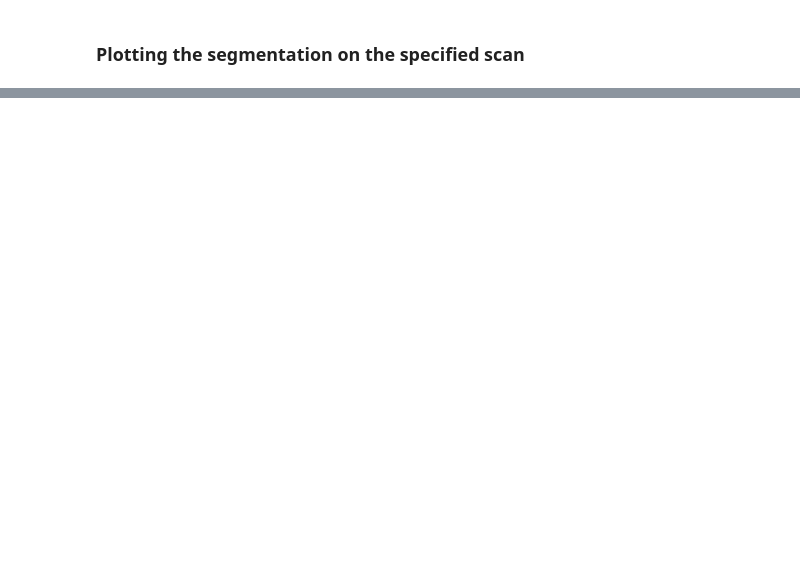
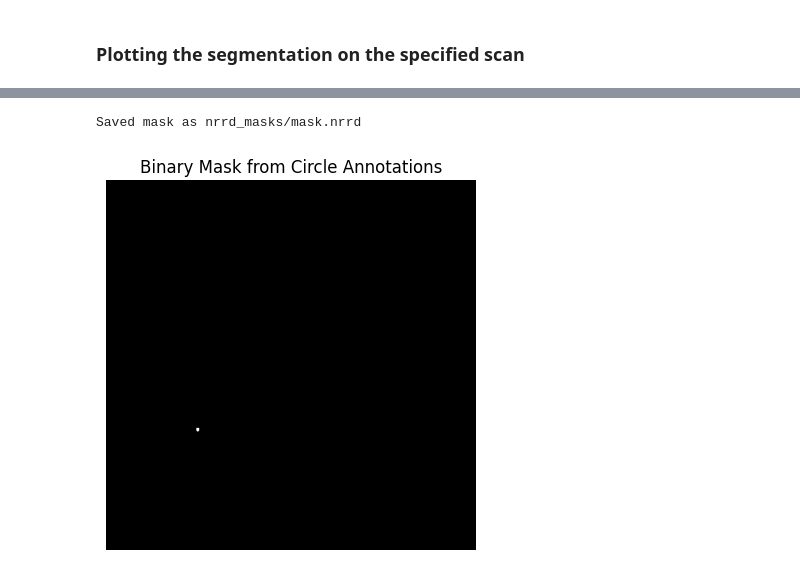
Before and after one commit to Neermita18/NSCLC_gene_mutation_cse_intern, a Jupyter notebook: Tumor_segmentations_from_XML_AIM.ipynb, the cells around one changed output, grey strips where cells are left out. Saved outputs shown, nothing was run; the diff lists cells and outputs as text; code cells hidden in the pictures; blank space fills up the shorter version.

```diff
--- a/Tumor_segmentations_from_XML_AIM.ipynb
+++ b/Tumor_segmentations_from_XML_AIM.ipynb
@@ -128,0 +149,30 @@ plt.show()
+# %%
+dicom_data = pydicom.dcmread(dicom_file)
+image_shape = dicom_data.pixel_array.shape
+
+
+circle_annotations = extract_circle_annotations(xml_file)
+
+
+def create_mask(annotations, image_shape):
+    mask = np.zeros(image_shape, dtype=np.uint8)
+    for center, radius in annotations:
+        rr, cc = np.ogrid[:image_shape[0], :image_shape[1]]
+        circle_mask = (rr - center[1]) ** 2 + (cc - center[0]) ** 2 <= radius ** 2
+        mask[circle_mask] = 1
+    return mask
+
+mask = create_mask(circle_annotations, image_shape)
+
+output_file = os.path.join(output_directory, 'mask.nrrd')
+nrrd.write(output_file, mask)
+print(f'Saved mask as {output_file}')
+# %% [output]
+Saved mask as nrrd_masks/mask.nrrd
+# %%
+plt.imshow(mask, cmap='gray')
+plt.title('Binary Mask from Circle Annotations')
+plt.axis('off')
+plt.show()
+# %% [output]
+[figure, added]
```
Also changed, not shown: parts of 17 cells of this notebook.
